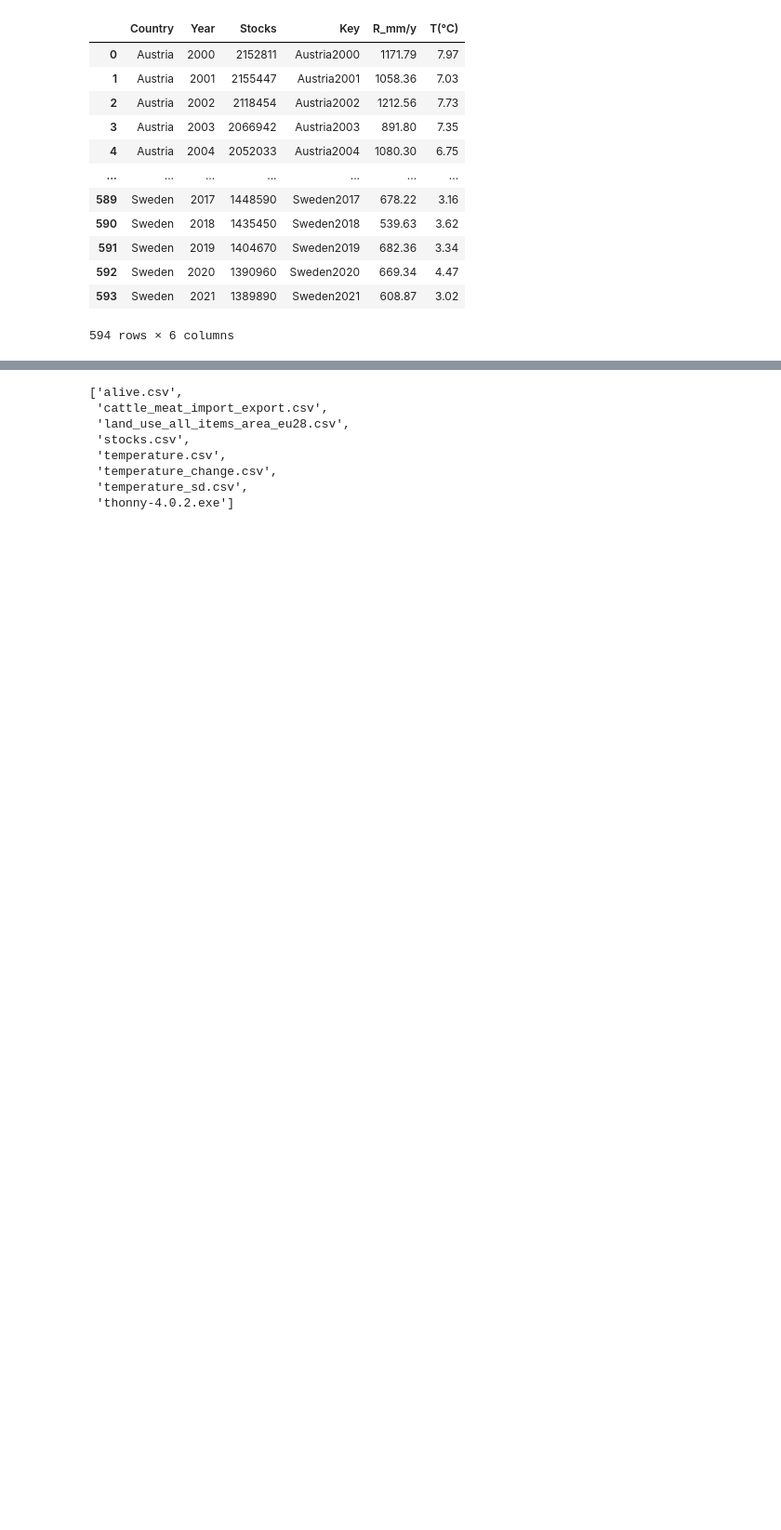
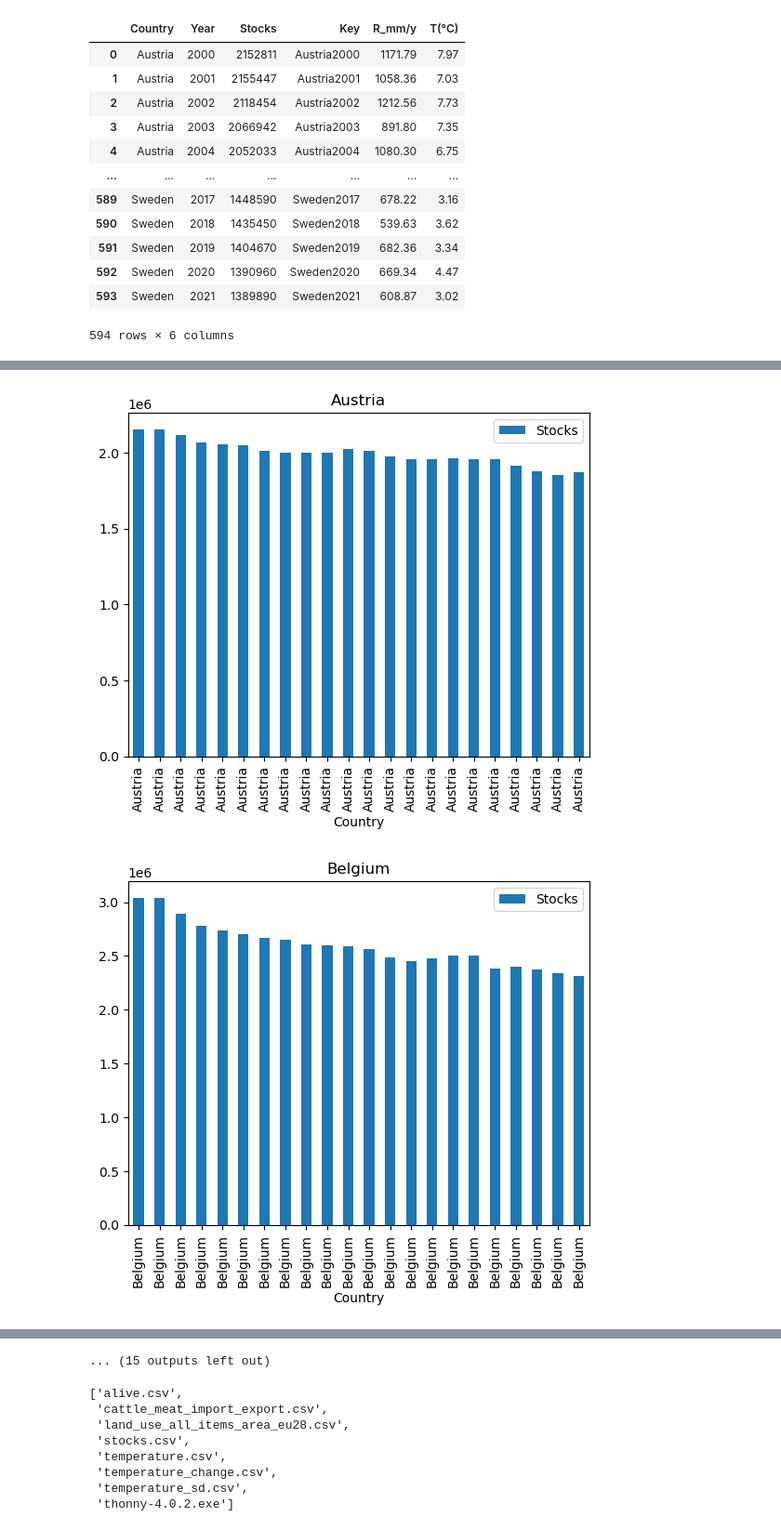
Before and after one commit to ronandownes/beef, a Jupyter notebook: 02_data_wrangling_beef.ipynb, the cells around one changed output, grey strips where cells are left out. Shown at 93% size. Saved outputs shown, nothing was run; the diff lists cells and outputs as text; code cells hidden in the pictures; blank space fills up the shorter version.

```diff
--- a/02_data_wrangling_beef.ipynb
+++ b/02_data_wrangling_beef.ipynb
@@ -253,0 +338,16 @@ df
+# %%
+
+
+
+# Group the DataFrame by "Country"
+grouped_df = df.groupby('Country')
+
+# Create a separate plot for each country
+for name, group in grouped_df:
+    group.plot(x='Country', y='Stocks', kind='bar', title=name)
+
+# Show the plots
+plt.show()
+# %% [output]
+[figure, added]
+[figure, added]
@@ -254,3 +364,4 @@ df
+... (15 outputs left out)
 # %%
 
 # List data  files to get one or more  predictor variable based on the Trade domain
```
Also changed, not shown: parts of 25 cells of this notebook.
